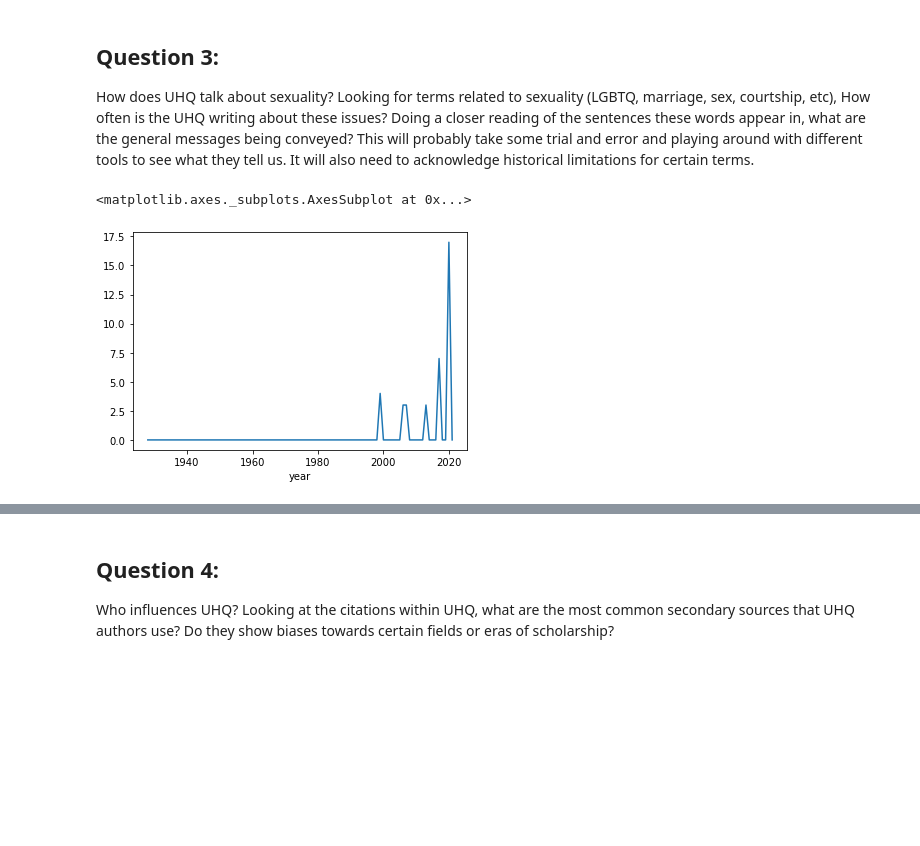
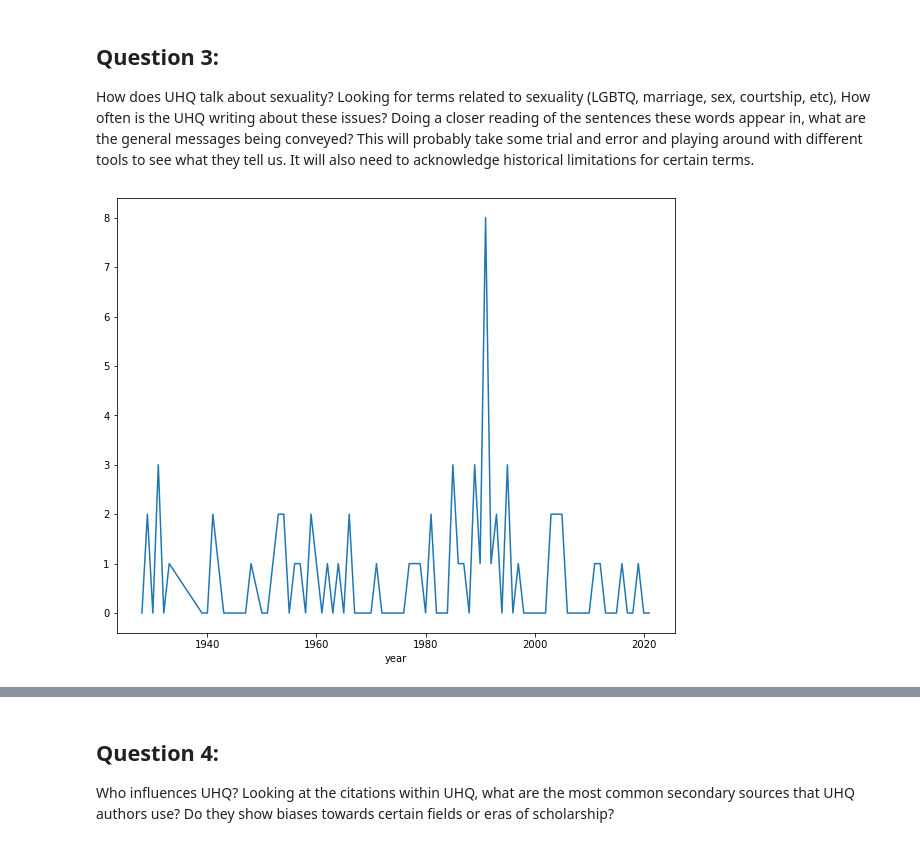
Before and after one commit to sdstewart/utah_digital_history_2022, a Jupyter notebook: eliza/Eliza Notebook.ipynb, the cells around one changed output, grey strips where cells are left out. Cells and saved outputs as stored; diff of their text form; code cells hidden in the pictures; blank space fills up the shorter version.

```diff
--- a/eliza/Eliza Notebook.ipynb
+++ b/eliza/Eliza Notebook.ipynb
@@ -300,13 +307,14 @@ How does UHQ talk about sexuality? Looking for terms related to sexuality (LGBTQ
 # %%
 #We can plot the raw counts for words over time.
 
-word = "sexuality"
+word = "Uncle Sam"
 
 df['word_count'] = df.text.str.count(word)
 output = df.groupby(['year']).sum()
-output['word_count'].plot()
+fig = output['word_count'].plot(figsize=(10,8)).get_figure()
+
+fig.savefig(word+'.jpg')
 # %% [output]
-<matplotlib.axes._subplots.AxesSubplot at 0x...>
-[figure, old version]
+[figure, new version]
 # %%
 # Here we can see all of the paragraphs in which a word appears.
```
Also changed, not shown: parts of 10 cells of this notebook, 14 other files.
